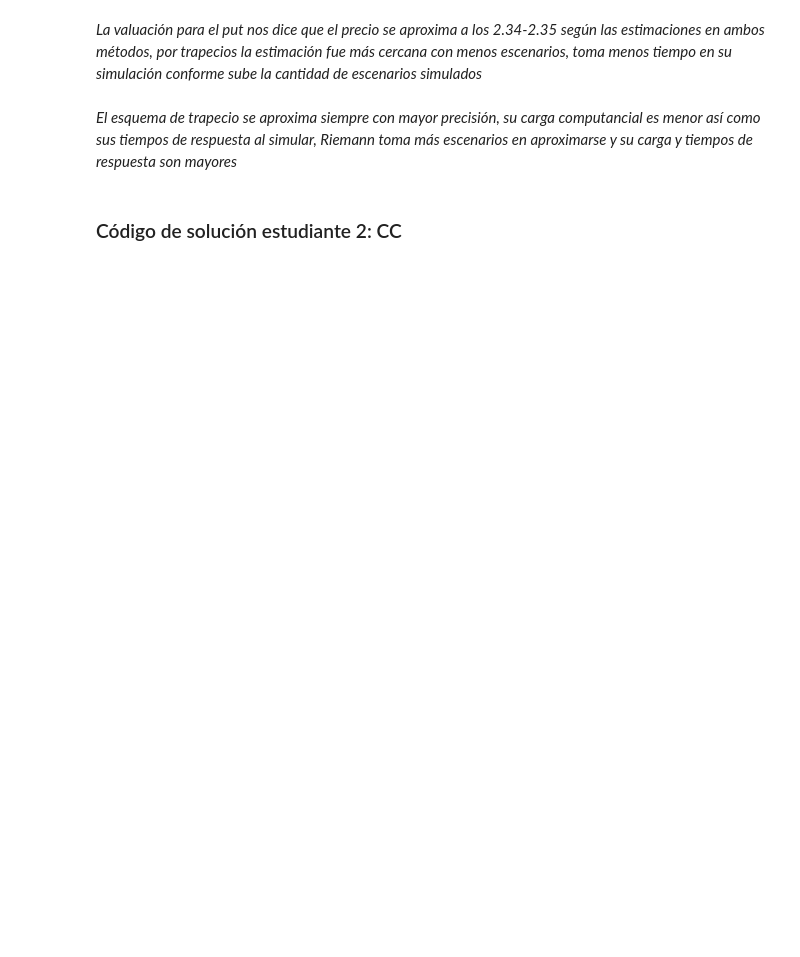
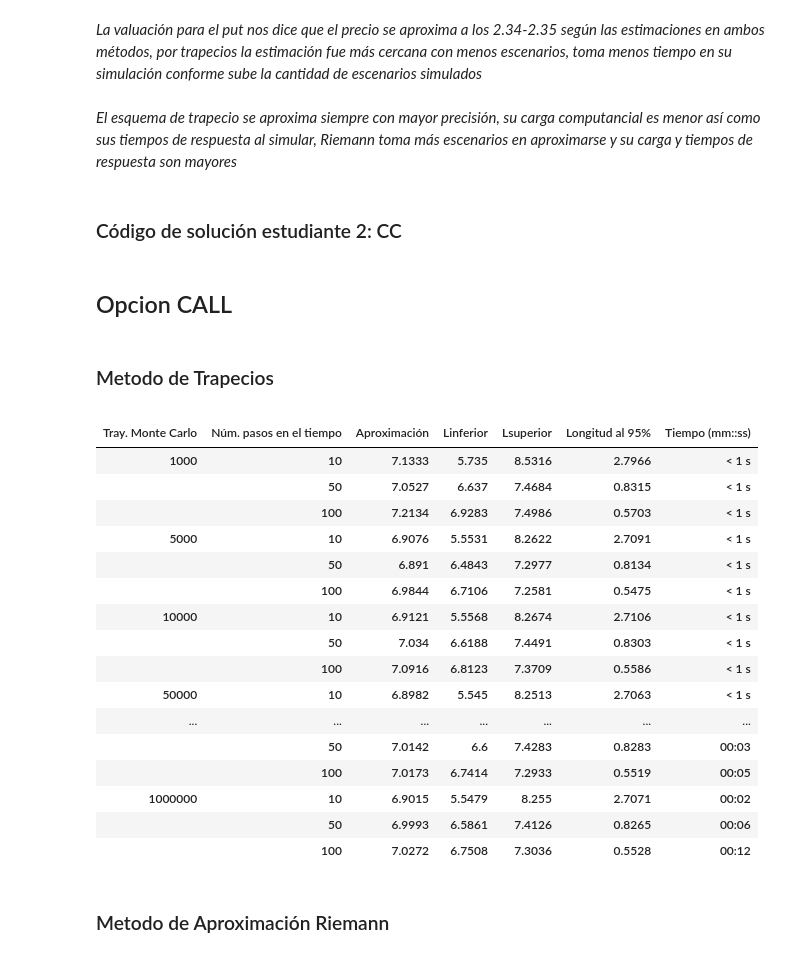
Before and after one commit to MarcoSC08/Tarea9_MSanchez_CCorrales, a Jupyter notebook: Tarea 9.ipynb, the cells around one changed output. Cells and saved outputs as stored; diff of their text form; code cells hidden in the pictures; blank space fills up the shorter version.

```diff
--- a/Tarea 9.ipynb
+++ b/Tarea 9.ipynb
@@ -324,0 +323,49 @@ report
+# %%
+# Código de solución estudiante 2
+#Datos
+S0 = 100 ###Strike price
+r = 0.10 ###Tasa libre de riesgo
+sigma = 0.2
+K = 100 ###Strike
+T=1 ###Tiempo en años
+NbTraj = [1000,5000,10000,50000,100000,500000,1000000] ###Número de trayectorias
+NbStep = [10,50,100] ###Número de pasos
+# %% [markdown]
+## Opcion CALL
+# %% [markdown]
+### Metodo de Trapecios
+# %%
+call_t =  np.array(list(map(lambda N_traj:
+                          list(map(lambda N_step:
+                                   trapecios_approach(K,r,S0,N_traj,N_step,sigma,T,'call'),NbStep)),NbTraj)))
+# %%
+pd.set_option("display.max_rows", None, "display.max_columns", None)###Permite que se visualice toda la tabla en el jupyter
+NbTrajidx_call_t =[i for i in NbTraj for _ in (0, 1, 2)]###Se genera un indice para las trayectorias
+results_call_t = np.array(list(map(lambda i: call_t[:,:,i].flatten(),range(5))))### Se separan los resultados
+arrays_call_t = [NbTrajidx_call_t,NbStep*7,results_call_t[0],results_call_t[1],results_call_t[2],results_call_t[3],results_call_t[4]]###Se agregan los resultados a los indices
+index_call_t = pd.MultiIndex.from_arrays(arrays_call_t, names=('Tray. Monte Carlo', 'Núm. pasos en el tiempo','Aproximación','Linferior'
+                                                ,'Lsuperior','Longitud al 95%','Tiempo (mm::ss)'))###Se genera el multiIndex
+report_call_t = pd.DataFrame(index=index_call_t)###Se convierte a DataFrame el MultiIndex
+# %%
+report_call_t
+# %% [output]
+|  |  |  |  |  |  |  |
+| Tray. Monte Carlo | Núm. pasos en el tiempo | Aproximación | Linferior | Lsuperior | Longitud al 95% | Tiempo (mm::ss) |
+| 1000 | 10 | 7.1333 | 5.735 | 8.5316 | 2.7966 | < 1 s |
+|  | 50 | 7.0527 | 6.637 | 7.4684 | 0.8315 | < 1 s |
+|  | 100 | 7.2134 | 6.9283 | 7.4986 | 0.5703 | < 1 s |
+| 5000 | 10 | 6.9076 | 5.5531 | 8.2622 | 2.7091 | < 1 s |
+|  | 50 | 6.891 | 6.4843 | 7.2977 | 0.8134 | < 1 s |
+|  | 100 | 6.9844 | 6.7106 | 7.2581 | 0.5475 | < 1 s |
+| 10000 | 10 | 6.9121 | 5.5568 | 8.2674 | 2.7106 | < 1 s |
+|  | 50 | 7.034 | 6.6188 | 7.4491 | 0.8303 | < 1 s |
+|  | 100 | 7.0916 | 6.8123 | 7.3709 | 0.5586 | < 1 s |
+| 50000 | 10 | 6.8982 | 5.545 | 8.2513 | 2.7063 | < 1 s |
+| ... | ... | ... | ... | ... | ... | ... |
+|  | 50 | 7.0142 | 6.6 | 7.4283 | 0.8283 | 00:03 |
+|  | 100 | 7.0173 | 6.7414 | 7.2933 | 0.5519 | 00:05 |
+| 1000000 | 10 | 6.9015 | 5.5479 | 8.255 | 2.7071 | 00:02 |
+|  | 50 | 6.9993 | 6.5861 | 7.4126 | 0.8265 | 00:06 |
+|  | 100 | 7.0272 | 6.7508 | 7.3036 | 0.5528 | 00:12 |
+# %% [markdown]
+### Metodo de Aproximación Riemann
```
Also changed, not shown: parts of 27 cells of this notebook.
